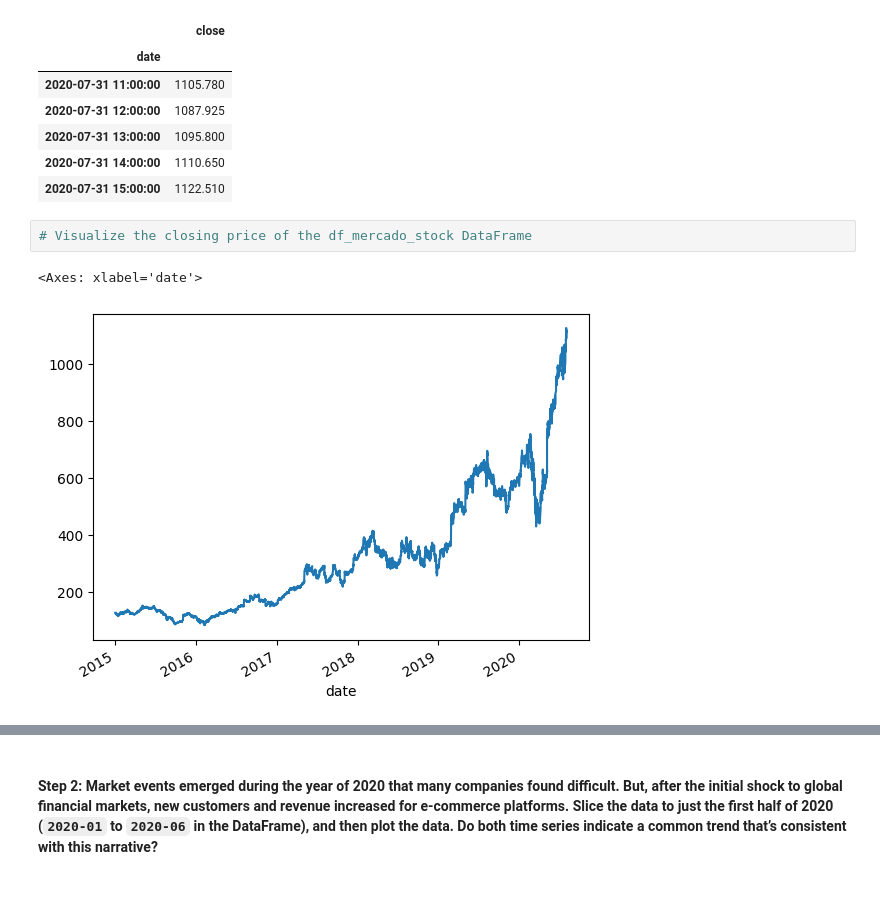
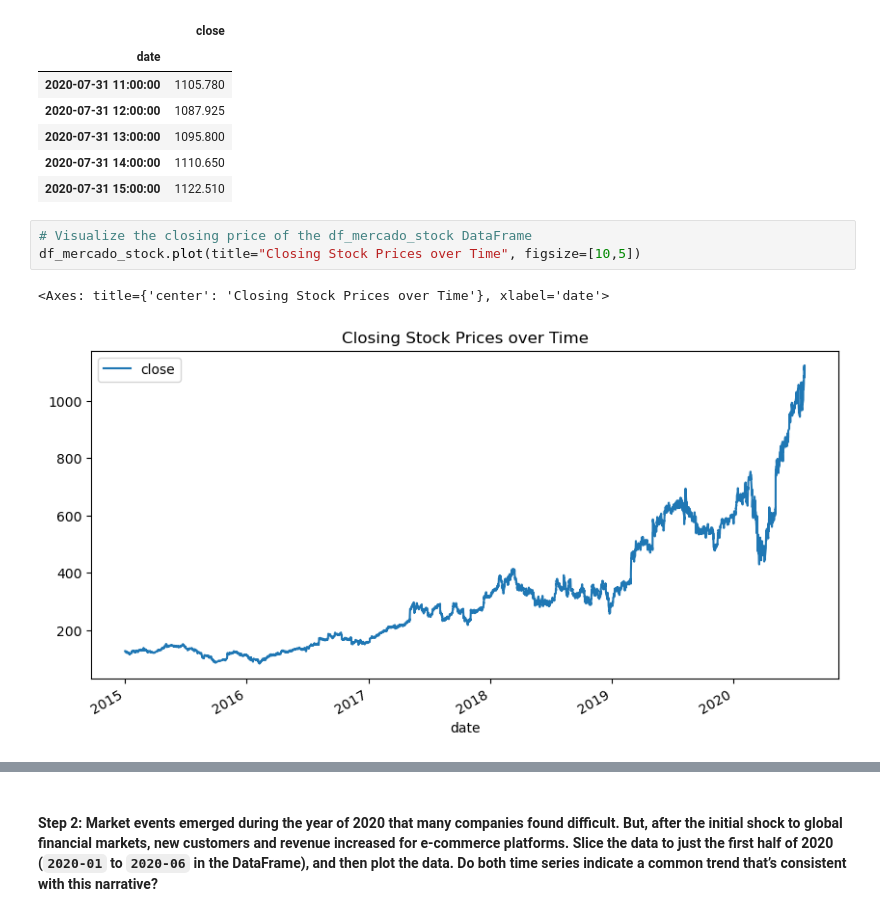
Before and after one commit to elcooney/prophet-challenge, a Jupyter notebook: forecasting_net_prophet.ipynb, the cells around one changed output, grey strips where cells are left out. Cells and saved outputs as stored; diff of their text form; blank space fills up the shorter version.

```diff
--- a/forecasting_net_prophet.ipynb
+++ b/forecasting_net_prophet.ipynb
@@ -244,9 +254,10 @@ display(df_mercado_stock.tail())
 | 2020-07-31 15:00:00 | 1122.510 |
 # %%
 # Visualize the closing price of the df_mercado_stock DataFrame
+df_mercado_stock.plot(title="Closing Stock Prices over Time", figsize=[10,5])
 # %% [output]
-<Axes: xlabel='date'>
+<Axes: title={'center': 'Closing Stock Prices over Time'}, xlabel='date'>
-[figure, old version]
+[figure, new version]
 # %%
 # Concatenate the df_mercado_stock DataFrame with the df_mercado_trends DataFrame
 # Concatenate the DataFrame by columns (axis=1), and drop and rows with only one column of data
```
Also changed, not shown: parts of 17 cells of this notebook.
